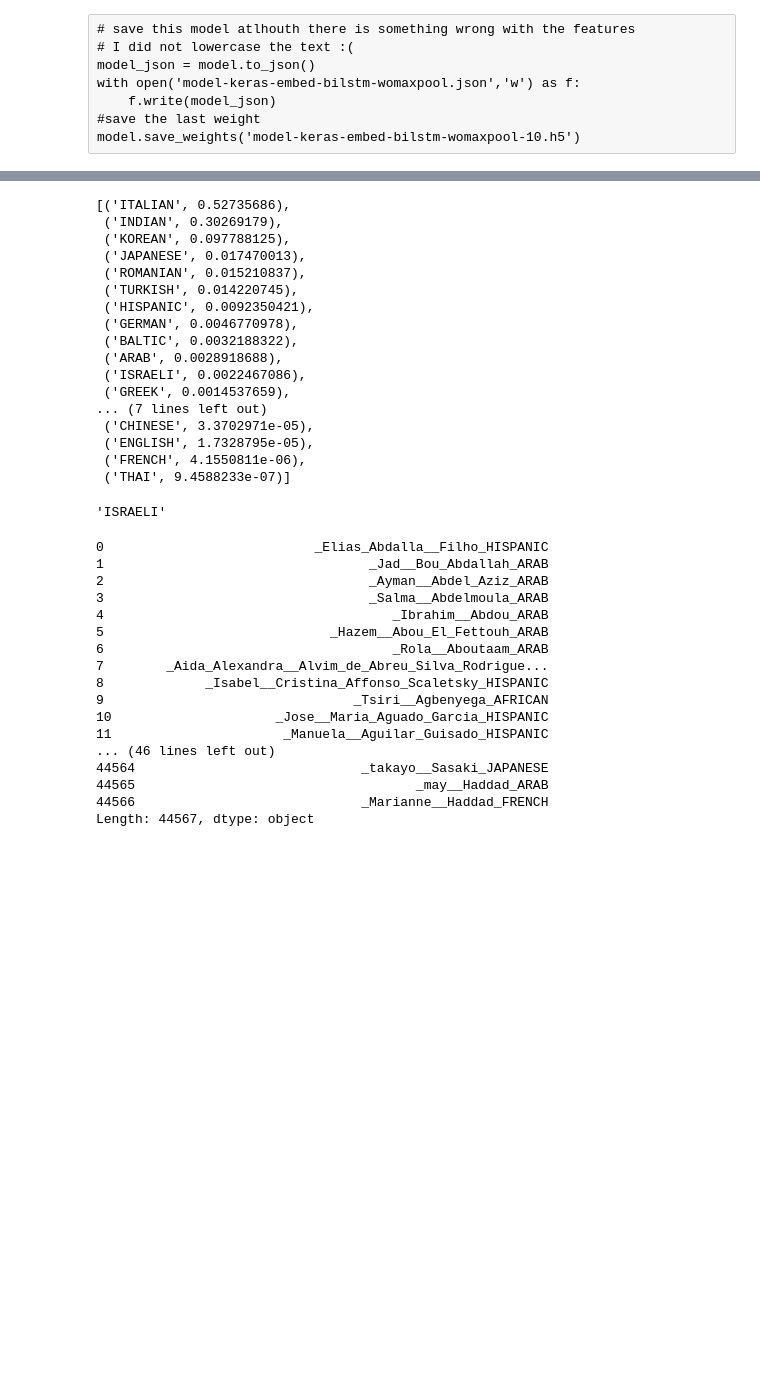
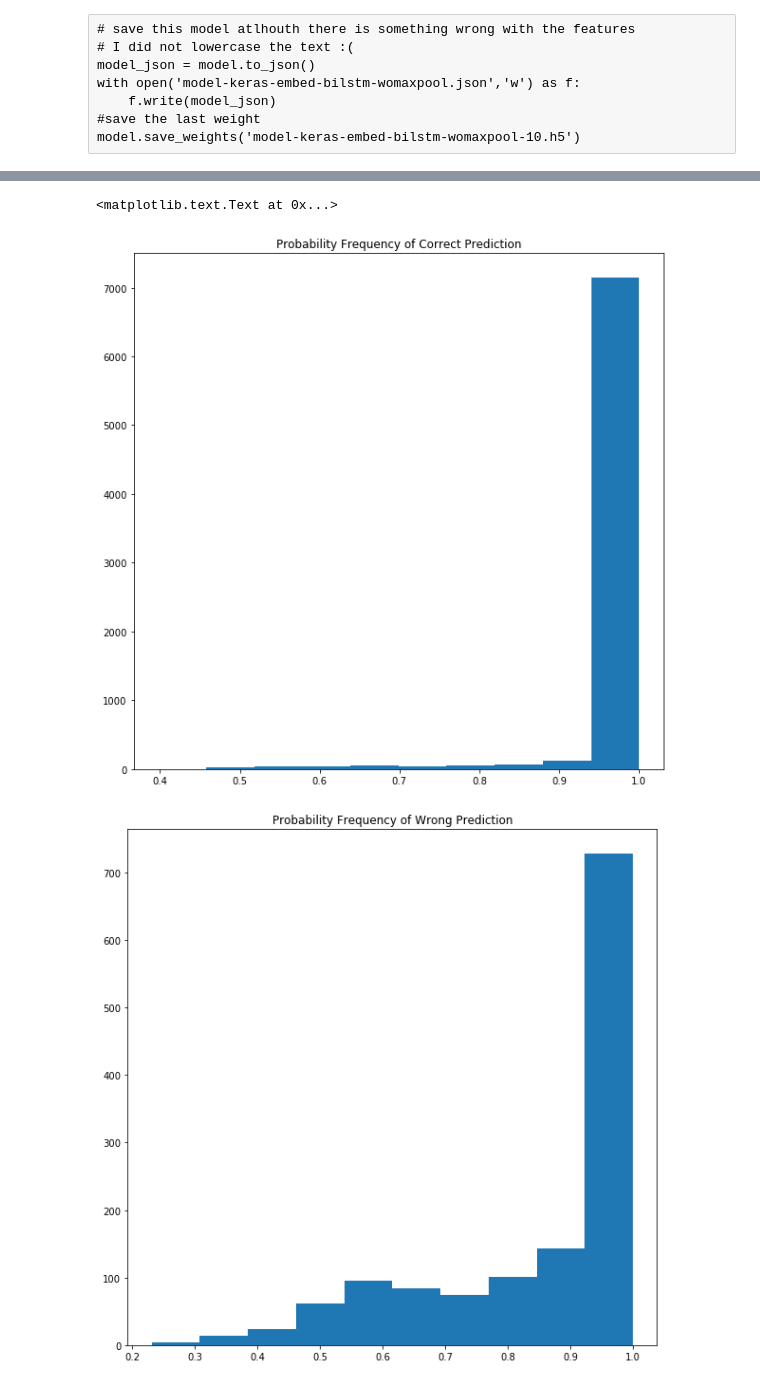
Before and after one commit to nikolausn/is592-word-embedding-dnn, a Jupyter notebook: ethnicity-dnn-experiment-week03-trigram.ipynb, the cells around one changed output, grey strips where cells are left out. Saved outputs shown, nothing was run; the diff lists cells and outputs as text; code cells hidden in the pictures; blank space fills up the shorter version.

```diff
--- a/ethnicity-dnn-experiment-week03-trigram.ipynb
+++ b/ethnicity-dnn-experiment-week03-trigram.ipynb
@@ -471,11 +437,11 @@ def recall(y_true, y_pred):
 
 # load model
 # load json and create model
-json_file = open('model-keras-embed-bilstm-womaxpool.json', 'r')
+json_file = open('model-keras-w3-trigram.json', 'r')
 loaded_model_json = json_file.read()
 json_file.close()
 loaded_model = model_from_json(loaded_model_json)
 #                               ,custom_objects= {'f1_score': f1_score})
-loaded_model.load_weights("model-keras-embed-bilstm-womaxpool-10.h5")
+loaded_model.load_weights("model-keras-w3-trigram-10.h5")
 
 loaded_model.compile(loss='categorical_crossentropy',optimizer='adam',metrics=['accuracy',f1_score,precision,recall])
@@ -484,3 +448,13 @@ scores = loaded_model.evaluate(testX,testY,verbose=0)
+# %%
+first_trainX = first_name_ds_mat[trainIndex]
+first_testX = first_name_ds_mat[testIndex]
+last_trainX = last_name_ds_mat[trainIndex]
+last_testX = last_name_ds_mat[testIndex]
+trainY = labels[trainIndex]
+testY = labels[testIndex]
+
+
+scores = loaded_model.evaluate([first_testX,last_testX],testY,verbose=0)
 # %%
 print('Accuracy: {}, F1: {}, Precision: {}, Recal: {}'.format(scores[1],scores[2],scores[3],scores[4]))
 # %% [output]
@@ -554,44 +462,21 @@ array([[    0,     0,     0,  2304,  2305,     0,     0,     0,     0,
-# %%
-predict_ethnicity('harry potter')
-# %% [output]
-[('ITALIAN', 0.52735686),
- ('INDIAN', 0.30269179),
- ('KOREAN', 0.097788125),
- ('JAPANESE', 0.017470013),
- ('ROMANIAN', 0.015210837),
- ('TURKISH', 0.014220745),
- ('HISPANIC', 0.0092350421),
- ('GERMAN', 0.0046770978),
- ('BALTIC', 0.0032188322),
- ('ARAB', 0.0028918688),
- ('ISRAELI', 0.0022467086),
- ('GREEK', 0.0014537659),
-... (7 lines left out)
- ('CHINESE', 3.3702971e-05),
- ('ENGLISH', 1.7328795e-05),
- ('FRENCH', 4.1550811e-06),
- ('THAI', 9.4588233e-07)]
-# %%
-ethnic_keys[15]
-# %% [output]
-'ISRAELI'
-# %%
-ethnea_df['First']+ethnea_df['Last']+ethnea_df['Ethnea']
-# %% [output]
-0                           _Elias_Abdalla__Filho_HISPANIC
-1                                  _Jad__Bou_Abdallah_ARAB
-2                                  _Ayman__Abdel_Aziz_ARAB
-3                                  _Salma__Abdelmoula_ARAB
-4                                     _Ibrahim__Abdou_ARAB
-5                             _Hazem__Abou_El_Fettouh_ARAB
-6                                     _Rola__Aboutaam_ARAB
-7        _Aida_Alexandra__Alvim_de_Abreu_Silva_Rodrigue...
-8             _Isabel__Cristina_Affonso_Scaletsky_HISPANIC
-9                                _Tsiri__Agbenyega_AFRICAN
-10                     _Jose__Maria_Aguado_Garcia_HISPANIC
-11                      _Manuela__Aguilar_Guisado_HISPANIC
-... (46 lines left out)
-44564                             _takayo__Sasaki_JAPANESE
-44565                                    _may__Haddad_ARAB
-44566                             _Marianne__Haddad_FRENCH
-Length: 44567, dtype: object
+# %%
+# make a confusion matrix
+pred = loaded_model.predict([first_testX,last_testX])
+# pred probability distribution
+
+pred_class = np.array([np.argsort(x)[::-1][0] for x in pred])
+test_labels = np.array([np.argsort(x)[::-1][0] for x in testY])
+predicting_error = test_labels[np.where(pred_class != test_labels)]
+class_error = pred_class[np.where(pred_class != test_labels)]
+# %%
+fig,ax = plt.subplots(figsize=(10,10))
+#ax.hist(np.array([x[np.argsort(x)[::-1][0]] for x in pred]))
+ax.hist(np.array([x[np.argsort(x)[::-1][0]] for x in pred[np.where(pred_class == test_labels)]]))
+ax.set_title('Probability Frequency of Correct Prediction')
+fig,ax = plt.subplots(figsize=(10,10))
+ax.hist(np.array([x[np.argsort(x)[::-1][0]] for x in pred[np.where(pred_class != test_labels)]]))
+ax.set_title('Probability Frequency of Wrong Prediction')
+# %% [output]
+<matplotlib.text.Text at 0x...>
+[figure, added]
+[figure, added]
```
Also changed, not shown: parts of 13 cells of this notebook, 4 other files.
